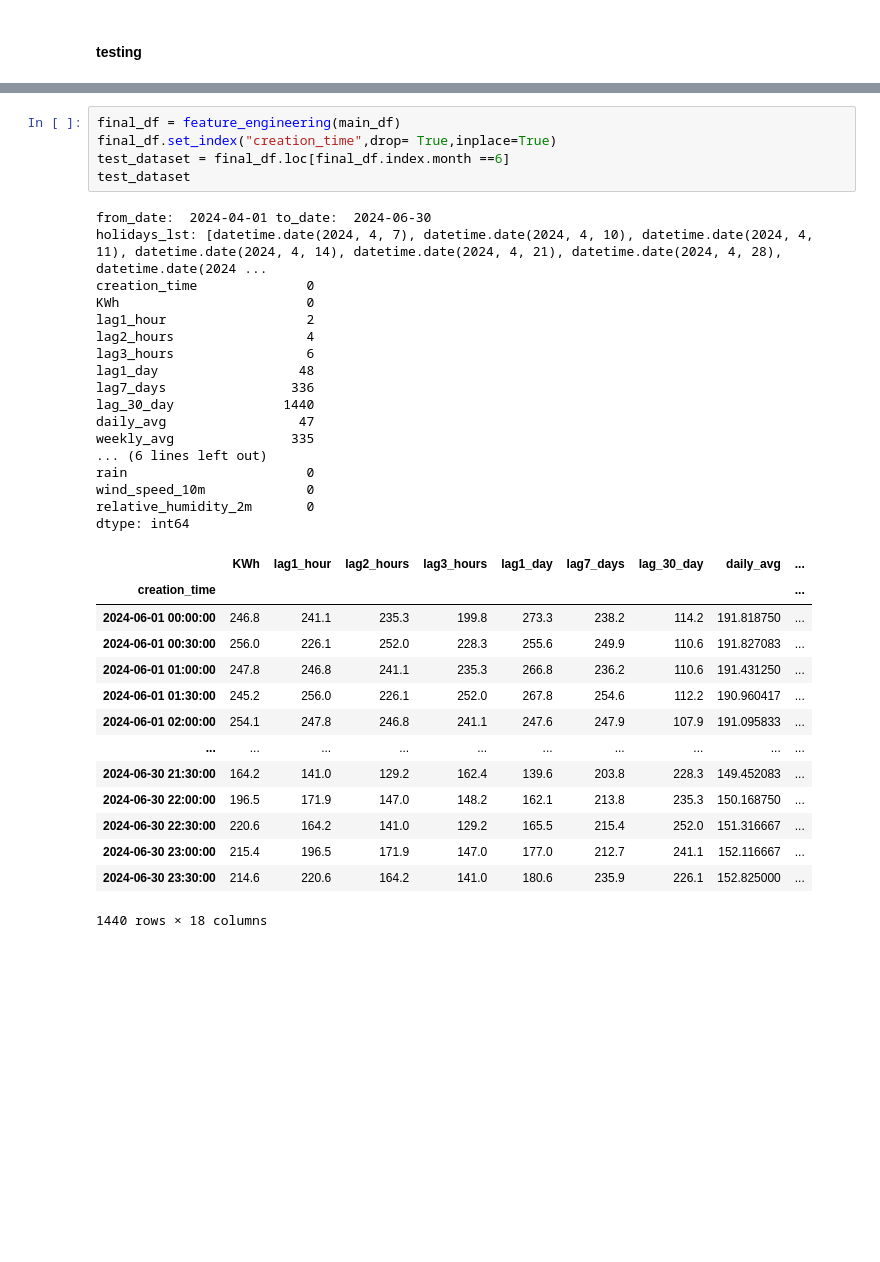
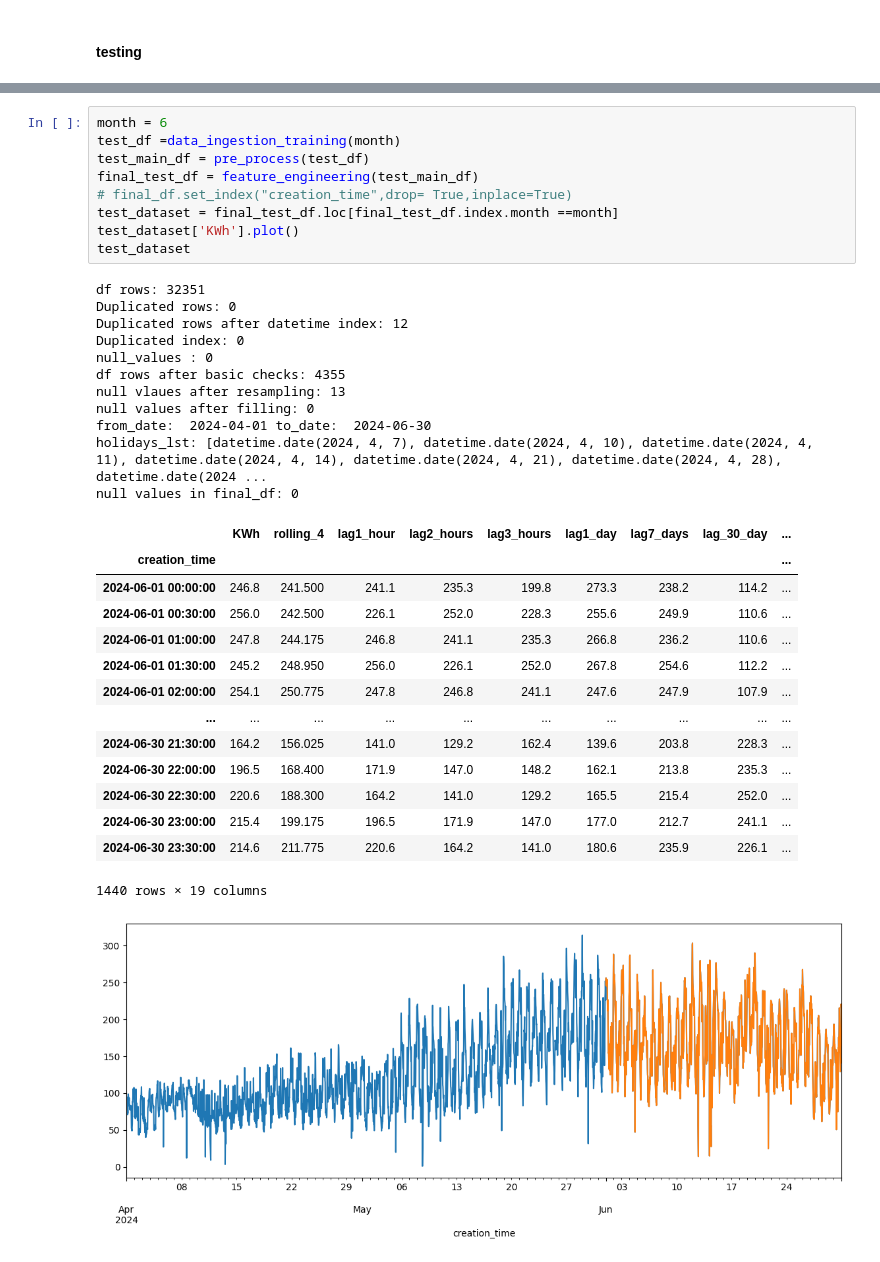
Before and after one commit to Harshvardhan1407/load_forecasting, a Jupyter notebook: pipeline.ipynb, the cells around one changed output, grey strips where cells are left out. Cells and saved outputs as stored; diff of their text form; blank space fills up the shorter version.

Commit message:
batch processing

```diff
--- a/pipeline.ipynb
+++ b/pipeline.ipynb
@@ -498,37 +469,36 @@ null values after filling: 0
 # %%
-final_df = feature_engineering(main_df)
-final_df.set_index("creation_time",drop= True,inplace=True)
-test_dataset = final_df.loc[final_df.index.month ==6]
+month = 6
+test_df =data_ingestion_training(month)
+test_main_df = pre_process(test_df)
+final_test_df = feature_engineering(test_main_df)
+# final_df.set_index("creation_time",drop= True,inplace=True)
+test_dataset = final_test_df.loc[final_test_df.index.month ==month]
+test_dataset['KWh'].plot()
 test_dataset
 # %% [output]
+df rows: 32351
+Duplicated rows: 0
+Duplicated rows after datetime index: 12
+Duplicated index: 0
+null_values : 0
+df rows after basic checks: 4355
+null vlaues after resampling: 13
+null values after filling: 0
 from_date:  2024-04-01 to_date:  2024-06-30
 holidays_lst: [datetime.date(2024, 4, 7), datetime.date(2024, 4, 10), datetime.date(2024, 4, 11), datetime.date(2024, 4, 14), datetime.date(2024, 4, 21), datetime.date(2024, 4, 28), datetime.date(2024 ...
-creation_time              0
-KWh                        0
-lag1_hour                  2
-lag2_hours                 4
-lag3_hours                 6
-lag1_day                  48
-lag7_days                336
-lag_30_day              1440
-daily_avg                 47
-weekly_avg               335
-... (6 lines left out)
-rain                       0
-wind_speed_10m             0
-relative_humidity_2m       0
-dtype: int64
+null values in final_df: 0
-|  | KWh | lag1_hour | lag2_hours | lag3_hours | lag1_day | lag7_days | lag_30_day | daily_avg | ... |
+|  | KWh | rolling_4 | lag1_hour | lag2_hours | lag3_hours | lag1_day | lag7_days | lag_30_day | ... |
 | creation_time |  |  |  |  |  |  |  |  | ... |
-| 2024-06-01 00:00:00 | 246.8 | 241.1 | 235.3 | 199.8 | 273.3 | 238.2 | 114.2 | 191.818750 | ... |
-| 2024-06-01 00:30:00 | 256.0 | 226.1 | 252.0 | 228.3 | 255.6 | 249.9 | 110.6 | 191.827083 | ... |
-| 2024-06-01 01:00:00 | 247.8 | 246.8 | 241.1 | 235.3 | 266.8 | 236.2 | 110.6 | 191.431250 | ... |
-| 2024-06-01 01:30:00 | 245.2 | 256.0 | 226.1 | 252.0 | 267.8 | 254.6 | 112.2 | 190.960417 | ... |
-| 2024-06-01 02:00:00 | 254.1 | 247.8 | 246.8 | 241.1 | 247.6 | 247.9 | 107.9 | 191.095833 | ... |
+| 2024-06-01 00:00:00 | 246.8 | 241.500 | 241.1 | 235.3 | 199.8 | 273.3 | 238.2 | 114.2 | ... |
+| 2024-06-01 00:30:00 | 256.0 | 242.500 | 226.1 | 252.0 | 228.3 | 255.6 | 249.9 | 110.6 | ... |
+| 2024-06-01 01:00:00 | 247.8 | 244.175 | 246.8 | 241.1 | 235.3 | 266.8 | 236.2 | 110.6 | ... |
+| 2024-06-01 01:30:00 | 245.2 | 248.950 | 256.0 | 226.1 | 252.0 | 267.8 | 254.6 | 112.2 | ... |
+| 2024-06-01 02:00:00 | 254.1 | 250.775 | 247.8 | 246.8 | 241.1 | 247.6 | 247.9 | 107.9 | ... |
 | ... | ... | ... | ... | ... | ... | ... | ... | ... | ... |
-| 2024-06-30 21:30:00 | 164.2 | 141.0 | 129.2 | 162.4 | 139.6 | 203.8 | 228.3 | 149.452083 | ... |
-| 2024-06-30 22:00:00 | 196.5 | 171.9 | 147.0 | 148.2 | 162.1 | 213.8 | 235.3 | 150.168750 | ... |
-| 2024-06-30 22:30:00 | 220.6 | 164.2 | 141.0 | 129.2 | 165.5 | 215.4 | 252.0 | 151.316667 | ... |
-| 2024-06-30 23:00:00 | 215.4 | 196.5 | 171.9 | 147.0 | 177.0 | 212.7 | 241.1 | 152.116667 | ... |
-| 2024-06-30 23:30:00 | 214.6 | 220.6 | 164.2 | 141.0 | 180.6 | 235.9 | 226.1 | 152.825000 | ... |
+| 2024-06-30 21:30:00 | 164.2 | 156.025 | 141.0 | 129.2 | 162.4 | 139.6 | 203.8 | 228.3 | ... |
+| 2024-06-30 22:00:00 | 196.5 | 168.400 | 171.9 | 147.0 | 148.2 | 162.1 | 213.8 | 235.3 | ... |
+| 2024-06-30 22:30:00 | 220.6 | 188.300 | 164.2 | 141.0 | 129.2 | 165.5 | 215.4 | 252.0 | ... |
+| 2024-06-30 23:00:00 | 215.4 | 199.175 | 196.5 | 171.9 | 147.0 | 177.0 | 212.7 | 241.1 | ... |
+| 2024-06-30 23:30:00 | 214.6 | 211.775 | 220.6 | 164.2 | 141.0 | 180.6 | 235.9 | 226.1 | ... |
-1440 rows × 18 columns
+1440 rows × 19 columns
+[figure, added]
```
Also changed, not shown: parts of 28 cells of this notebook.
